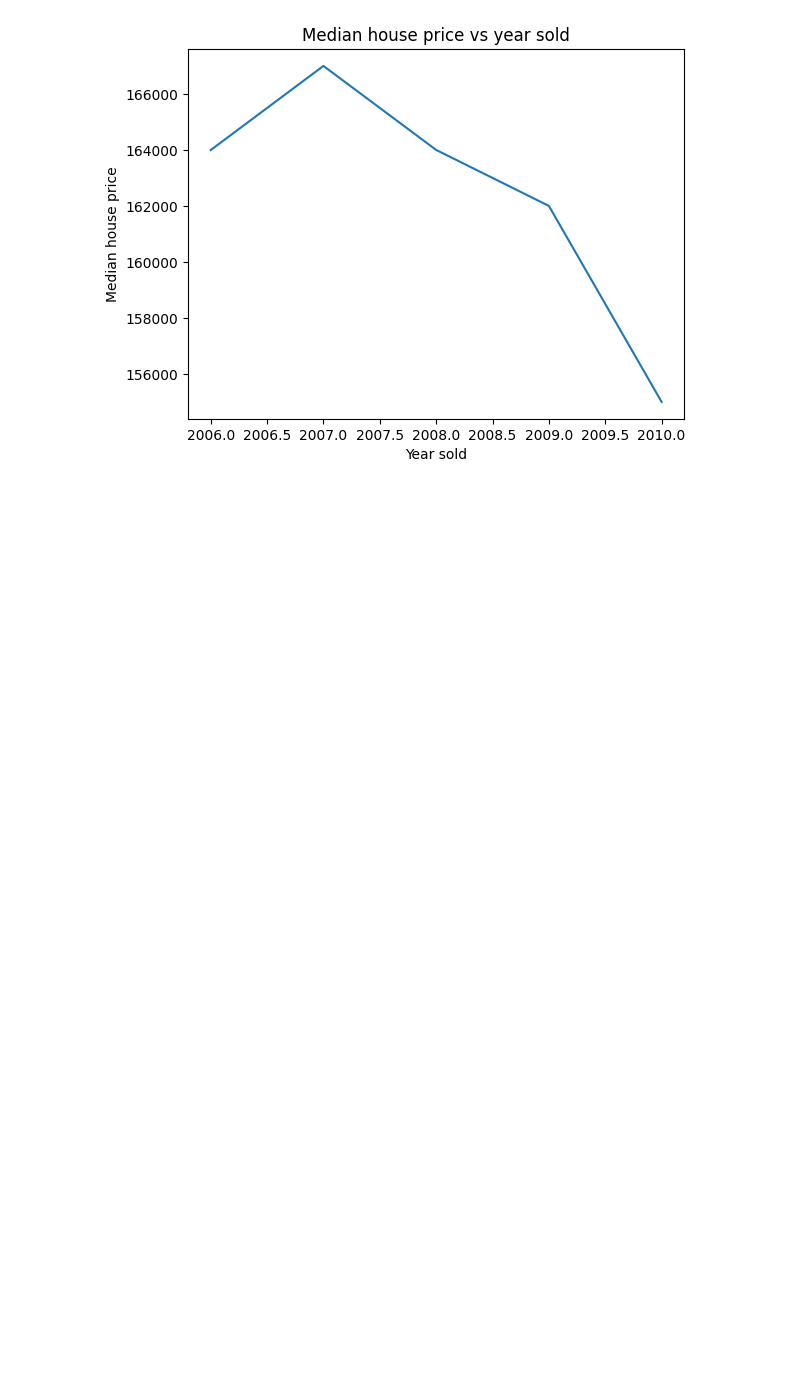
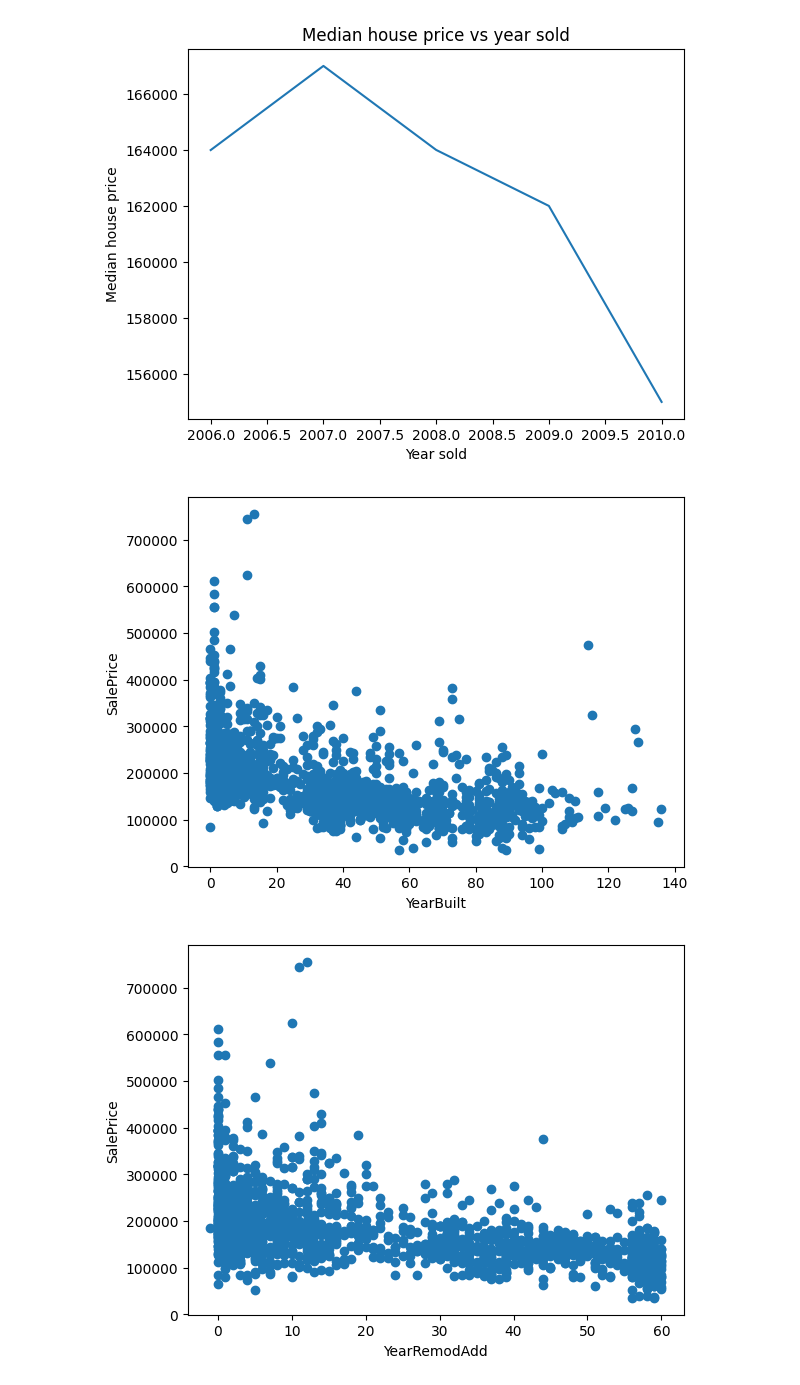
Before and after one commit to SUDHAN1022/Data-preprocessing-Techniques, a Jupyter notebook: EDA_Pratice.ipynb, the cells around one changed output. Cells and saved outputs as stored; diff of their text form; code cells hidden in the pictures; blank space fills up the shorter version.

```diff
--- a/EDA_Pratice.ipynb
+++ b/EDA_Pratice.ipynb
@@ -153,3 +153,17 @@ plt.title("Median house price vs year sold")
 # %% [output]
 Text(0.5, 1.0, 'Median house price vs year sold')
 [figure]
+# %%
+for feature in year_feature:
+    if feature!='YrSold':
+        data=dataset.copy()
+        ## We will capture the difference between year variable and year the house was sold for
+        data[feature]=data['YrSold']-data[feature]
+
+        plt.scatter(data[feature],data['SalePrice'])
+        plt.xlabel(feature)
+        plt.ylabel('SalePrice')
+        plt.show()
+# %% [output]
+[figure, added]
+[figure, added]
```
Also changed, not shown: parts of 1 cell of this notebook.
